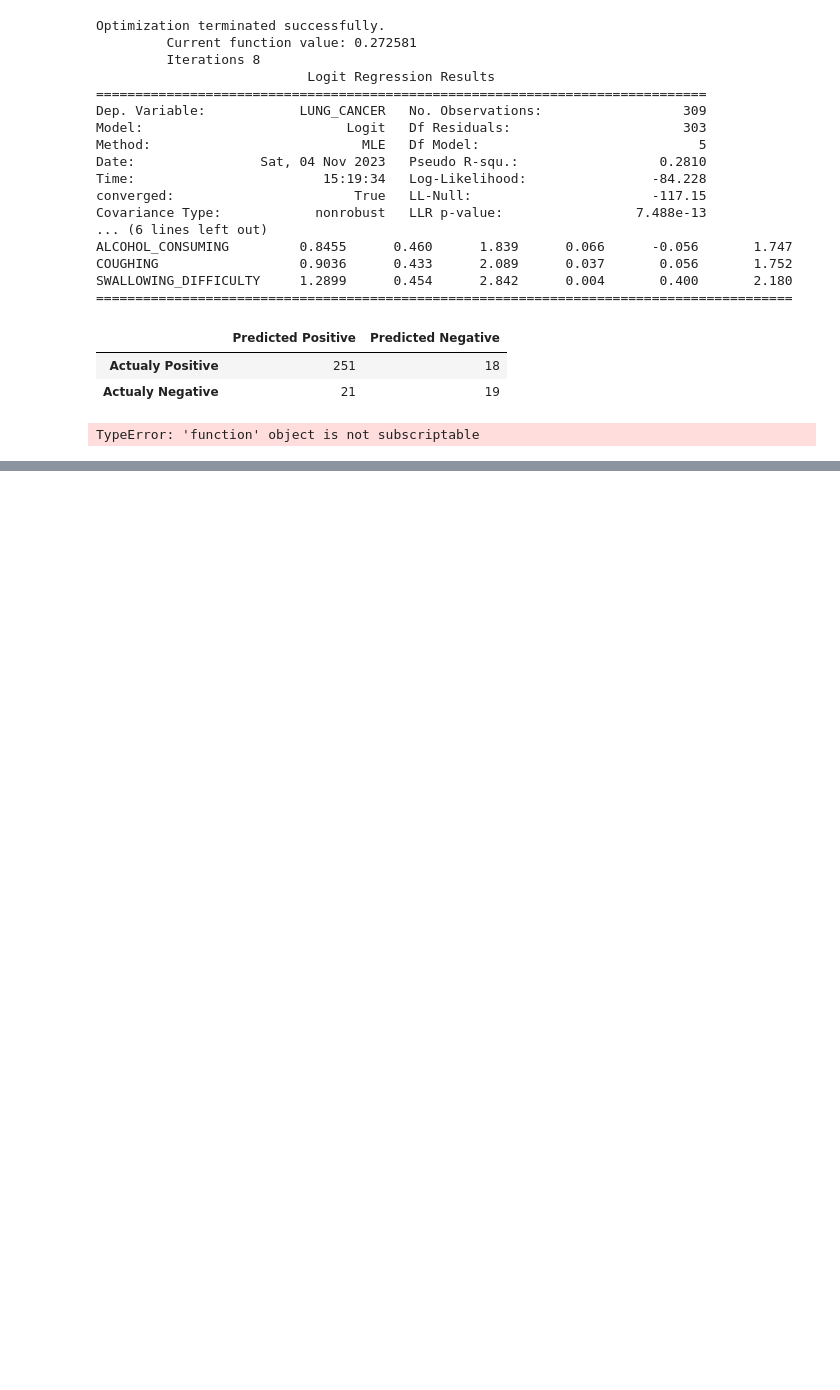
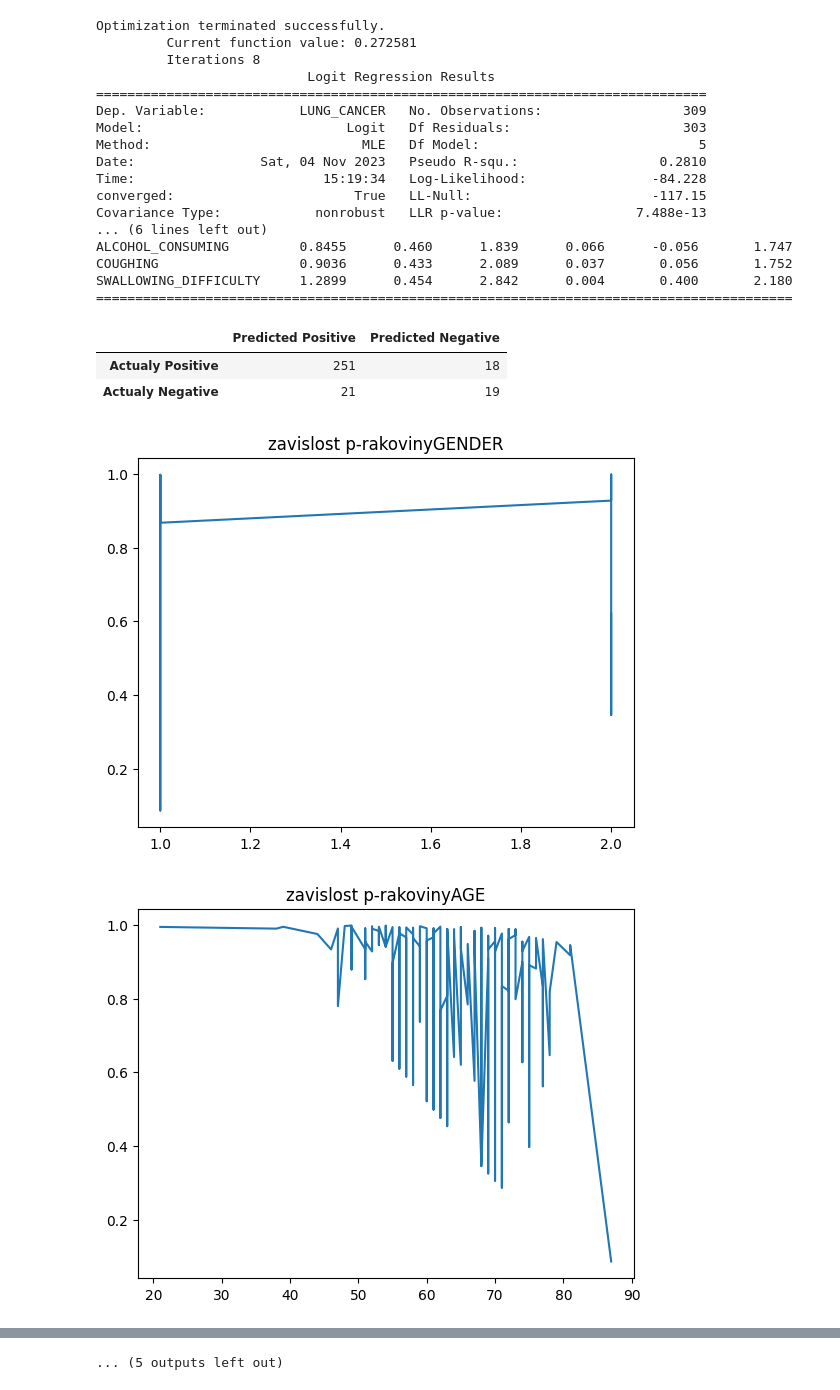
Before and after one commit to HonzaHalik/logistricka-regrese, a Jupyter notebook: logisticka regrese.ipynb, the cells around one changed output, grey strips where cells are left out. Cells and saved outputs as stored; diff of their text form; code cells hidden in the pictures; blank space fills up the shorter version.

Commit message:
grafy - vubec nevim co s tim

```diff
--- a/logisticka regrese.ipynb
+++ b/logisticka regrese.ipynb
@@ -95,9 +95,16 @@ pd.DataFrame([[tp, fp],
 |  | Predicted Positive | Predicted Negative |
 | Actualy Positive | 251 | 18 |
 | Actualy Negative | 21 | 19 |
-# %%
-from matplotlib import pyplot as plt
-#>> graf
-plt.title["Skvely logit graf"]
-# %% [output]
-TypeError: 'function' object is not subscriptable
+# %%
+from matplotlib import pyplot as plt
+#>> graf
+#!! vubec nmetusim co s tim
+for var in df.columns:
+    df['CANCER_PROB'] = predikce
+    df_sorted = df.sort_values(by=var)
+    plt.title(f"zavislost p-rakoviny{var}")
+    plt.plot(df_sorted[var], df_sorted['CANCER_PROB'])
+    plt.show()
+# %% [output]
+[figure, added]
+[figure, added]
@@ -103,0 +121 @@ TypeError: 'function' object is not subscriptable
+... (5 outputs left out)
```
Also changed, not shown: parts of 1 cell of this notebook.
